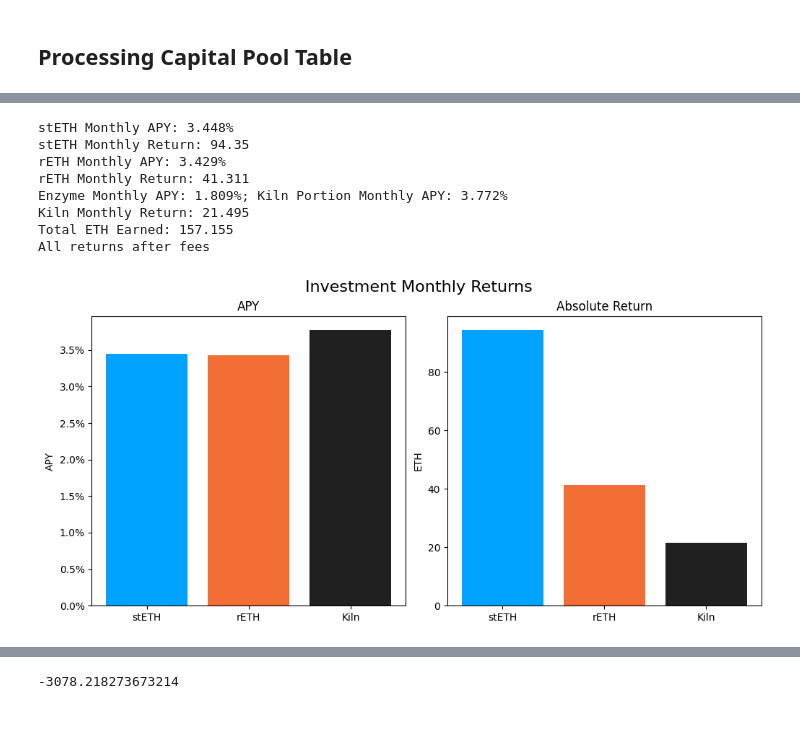
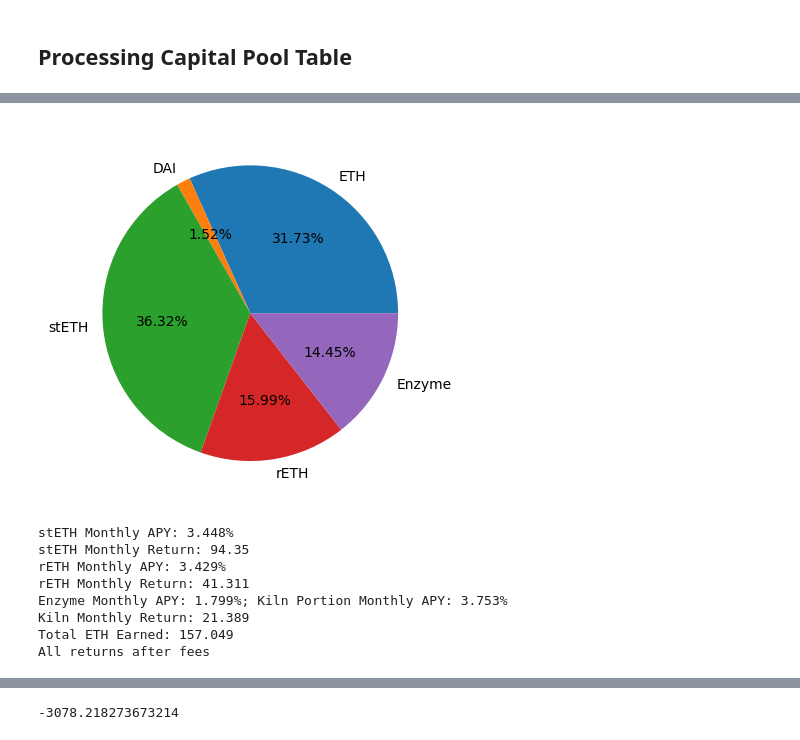
Before and after one commit to rmelbardis/InvestmentMonitoring, a Jupyter notebook: InvestmentMonitoring.ipynb, the cells around one changed output, grey strips where cells are left out. Cells and saved outputs as stored; diff of their text form; code cells hidden in the pictures.

Commit message:
total pie chart and return

```diff
--- a/InvestmentMonitoring.ipynb
+++ b/InvestmentMonitoring.ipynb
@@ -27,14 +27,14 @@ cap_pool_result = dune.get_latest_result_dataframe(1442422)
 ramm_volume_result = dune.get_latest_result_dataframe(3219988)
 covers_list_result = dune.get_latest_result_dataframe(2303588)
 # %%
-# manually input the valuation date as a string in the format 'yyyy-mm-dd'
-valn_date_str = '2024-03-31'
+# manually input the valuation date as a string in the format 'dd-mm-yyyy'
+valn_date_str = '31-03-2024'
 
 # manually input kiln rewards
 kiln_rewards = 166.8124
 # %%
 # create valuation datetime
-valn_date = datetime.strptime(valn_date_str, '%Y-%m-%d').replace(tzinfo=timezone.utc)
+valn_date = datetime.strptime(valn_date_str, '%d-%m-%Y').replace(tzinfo=timezone.utc)
 # create valuation datetimes for 30 days and 365 days ago
 valn_date_minus_30 = valn_date - timedelta(days=30)
 valn_date_minus_365 = valn_date - timedelta(days=365)
@@ -103,10 +108,17 @@ df_cap
+# %%
+# pie chart of assets
+asset_list = ['ETH', 'DAI', 'stETH', 'rETH', 'Enzyme']
+valn_date_row = df_cap.loc[df_cap['day'] == valn_date][asset_list]
+# %%
+plt.pie(valn_date_row.values[0], labels=asset_list, autopct='%1.2f%%');
+# %% [output]
+[figure, added]
 # %%
 # ETH denominated 30-day returns on individual investments
 
 # stETH metrics in ETH
+stETH_monthly_opening = df_cap.loc[df_cap['day'] == valn_date_minus_30]['stETH'].values[0]
 stETH_closing = df_cap.loc[df_cap['day'] == valn_date]['stETH'].values[0]
-# monthly
-stETH_monthly_opening = df_cap.loc[df_cap['day'] == valn_date_minus_30]['stETH'].values[0]
 stETH_monthly_return = stETH_closing - stETH_monthly_opening
 # stETH monthly percentage
 stETH_monthly_percentage = stETH_monthly_return / stETH_monthly_opening
@@ -149,10 +161,13 @@ Kiln_monthly_percentage = Kiln_monthly_return / Kiln_monthly_opening
 Kiln_monthly_APY = ((1 + Kiln_monthly_percentage) ** 12 - 1)
 Kiln_monthly_APY_after_fees = Kiln_monthly_APY - Enzyme_fee
 
+# Total ETH earned
+total_monthly_inv_earnings = round(stETH_monthly_return + rETH_monthly_return + Kiln_monthly_return, 3)
+
 print(f'Enzyme Monthly APY: {round(Enzyme_monthly_APY_after_fees * 100, 3)}%; Kiln Portion Monthly APY: {round(Kiln_monthly_APY_after_fees * 100, 3)}%')
 print(f'Kiln Monthly Return: {round(Kiln_monthly_return, 3)}')
 
-print(f'Total ETH Earned: {round(stETH_monthly_return + rETH_monthly_return + Kiln_monthly_return, 3)}')
+print(f'Total ETH Earned: {total_monthly_inv_earnings}')
 
 print ('All returns after fees')
 # %% [output]
@@ -160,34 +175,7 @@ stETH Monthly APY: 3.448%
 stETH Monthly Return: 94.35
 rETH Monthly APY: 3.429%
 rETH Monthly Return: 41.311
-Enzyme Monthly APY: 1.809%; Kiln Portion Monthly APY: 3.772%
-Kiln Monthly Return: 21.495
-Total ETH Earned: 157.155
+Enzyme Monthly APY: 1.799%; Kiln Portion Monthly APY: 3.753%
+Kiln Monthly Return: 21.389
+Total ETH Earned: 157.049
 All returns after fees
-# %%
-# MONTHLY RETURN GRAPHS FOR INDIVIDUAL INVESTMENTS
-
-labels = ['stETH', 'rETH', 'Kiln']
-colors = ['#00a3ff', '#f26e34', '#202020']
-
-# Destructuring initialization
-fig, axs = plt.subplots(1, 2, figsize=(10,5))
-fig.suptitle(f'Investment Monthly Returns', fontsize=16)
-fig.tight_layout()
-fig.subplots_adjust(top=0.88)
-
-# Subplot
-axs[0].bar(labels, [stETH_monthly_APY, rETH_monthly_APY, Kiln_monthly_APY_after_fees], color=colors)
-axs[0].set_title('APY')
-axs[0].set_ylabel('APY')
-tick_vals = axs[0].get_yticks()
-axs[0].set_yticklabels(['{:,.1%}'.format(x) for x in tick_vals])
-
-# Subplot
-axs[1].bar(labels, [stETH_monthly_return, rETH_monthly_return, Kiln_monthly_return*(1-0.0015)], color=colors);
-axs[1].set_title('Absolute Return')
-axs[1].set_ylabel('ETH')
-
-plt.show();
-# %% [output]
-[figure, removed]
```
Also changed, not shown: parts of 15 cells of this notebook.
